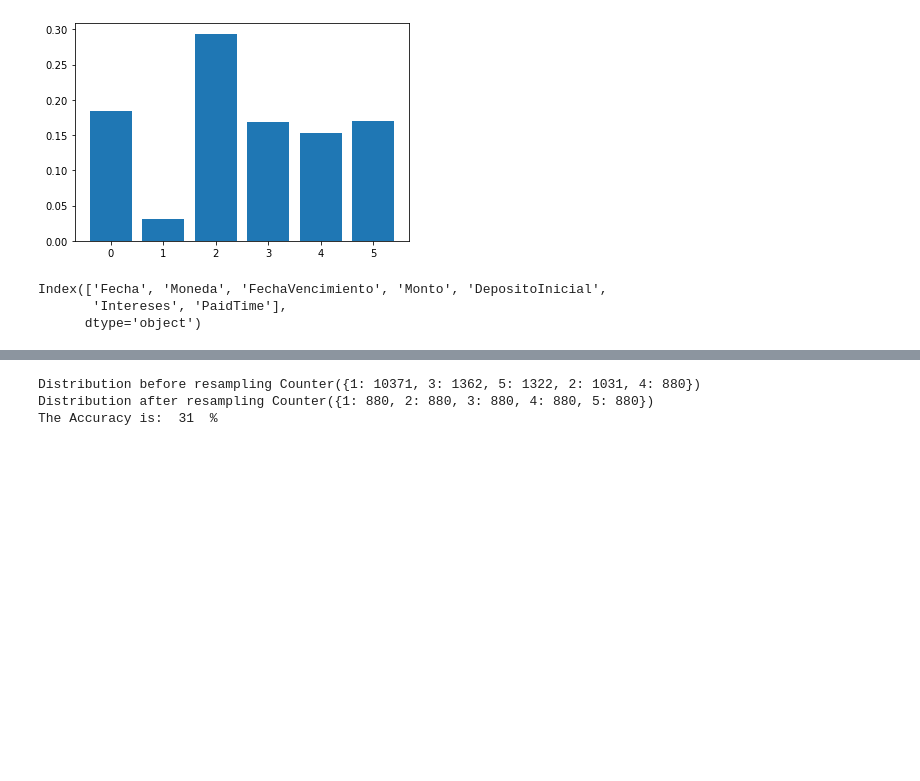
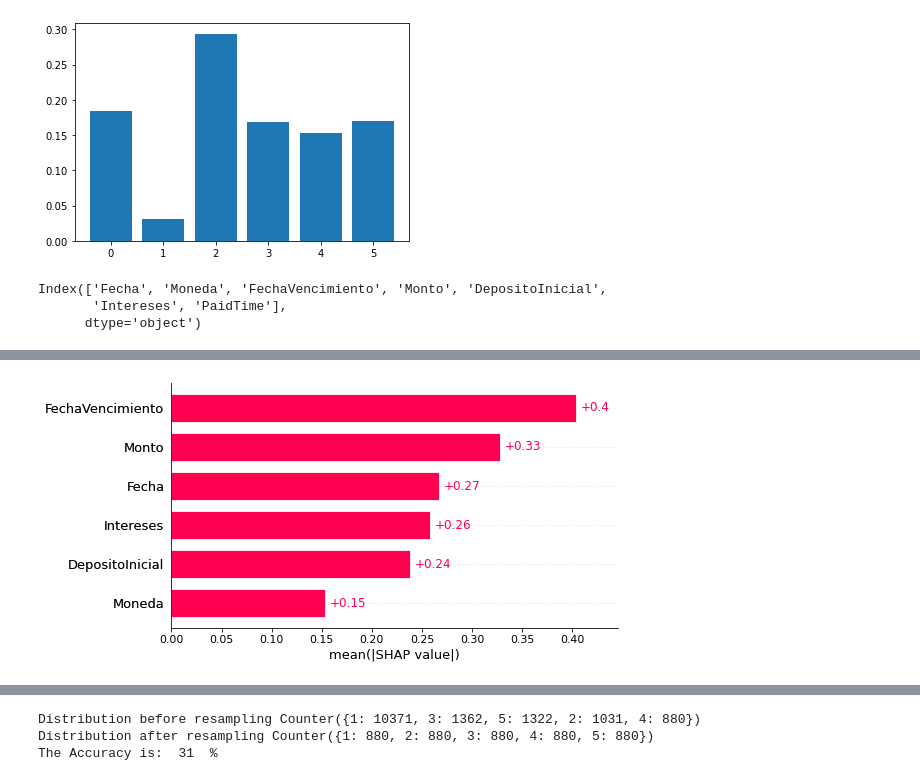
Before and after one commit to jrolopez20/blu-ml, a Jupyter notebook: Finance factoring late invoice prediction - Multi Class Classification.ipynb, the cells around one changed output, grey strips where cells are left out. Cells and saved outputs as stored; diff of their text form; code cells hidden in the pictures; blank space fills up the shorter version.

Commit message:
Display shap values for Decision Tree model

```diff
--- a/Finance factoring late invoice prediction - Multi Class Classification.ipynb
+++ b/Finance factoring late invoice prediction - Multi Class Classification.ipynb
@@ -225,0 +243,9 @@ Index(['Fecha', 'Moneda', 'FechaVencimiento', 'Monto', 'DepositoInicial',
+# %%
+# Fits the explainer
+explainer = shap.Explainer(tree.predict, X_test)
+# Calculates the SHAP values - It takes some time
+shap_values = explainer(X_test)
+# %%
+shap.plots.bar(shap_values)
+# %% [output]
+[figure, added]
```
Also changed, not shown: parts of 6 cells of this notebook.
